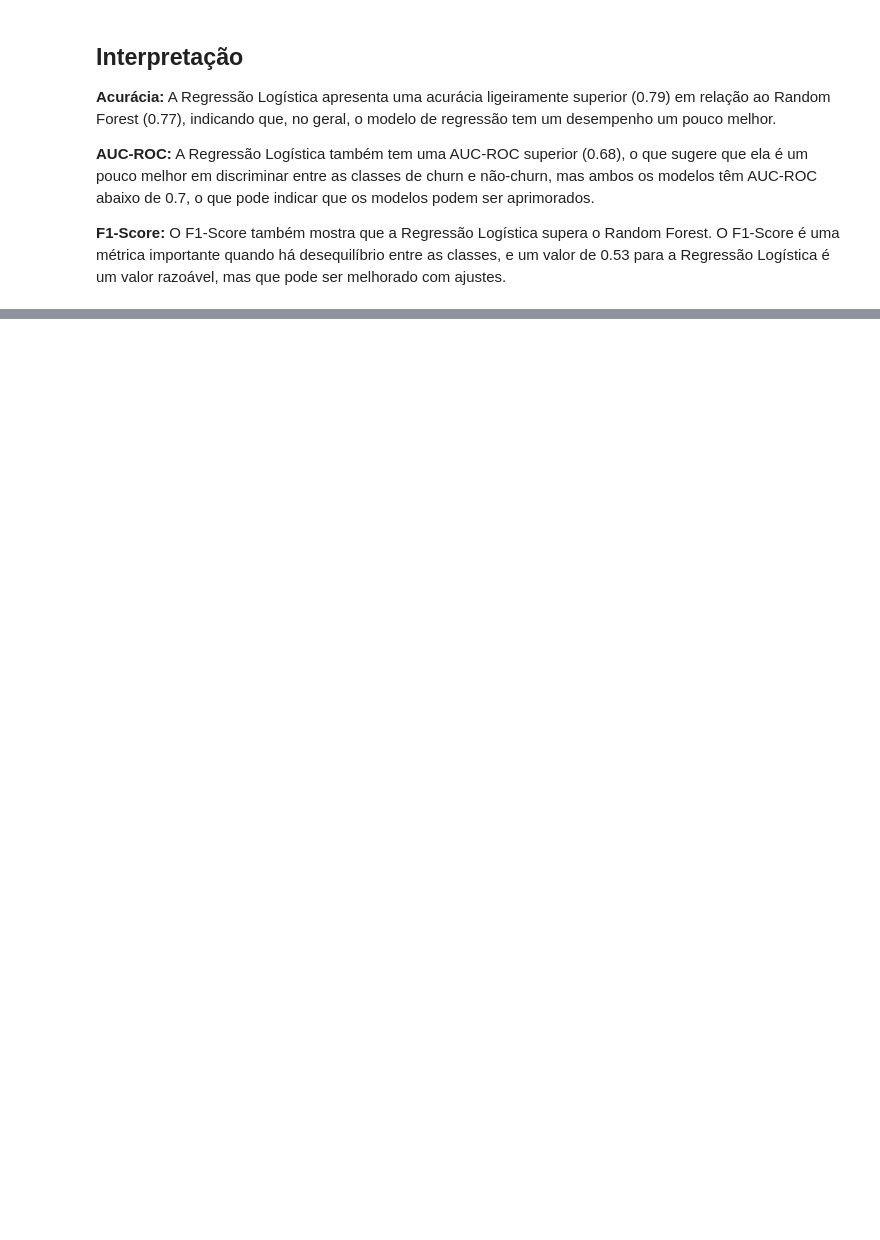
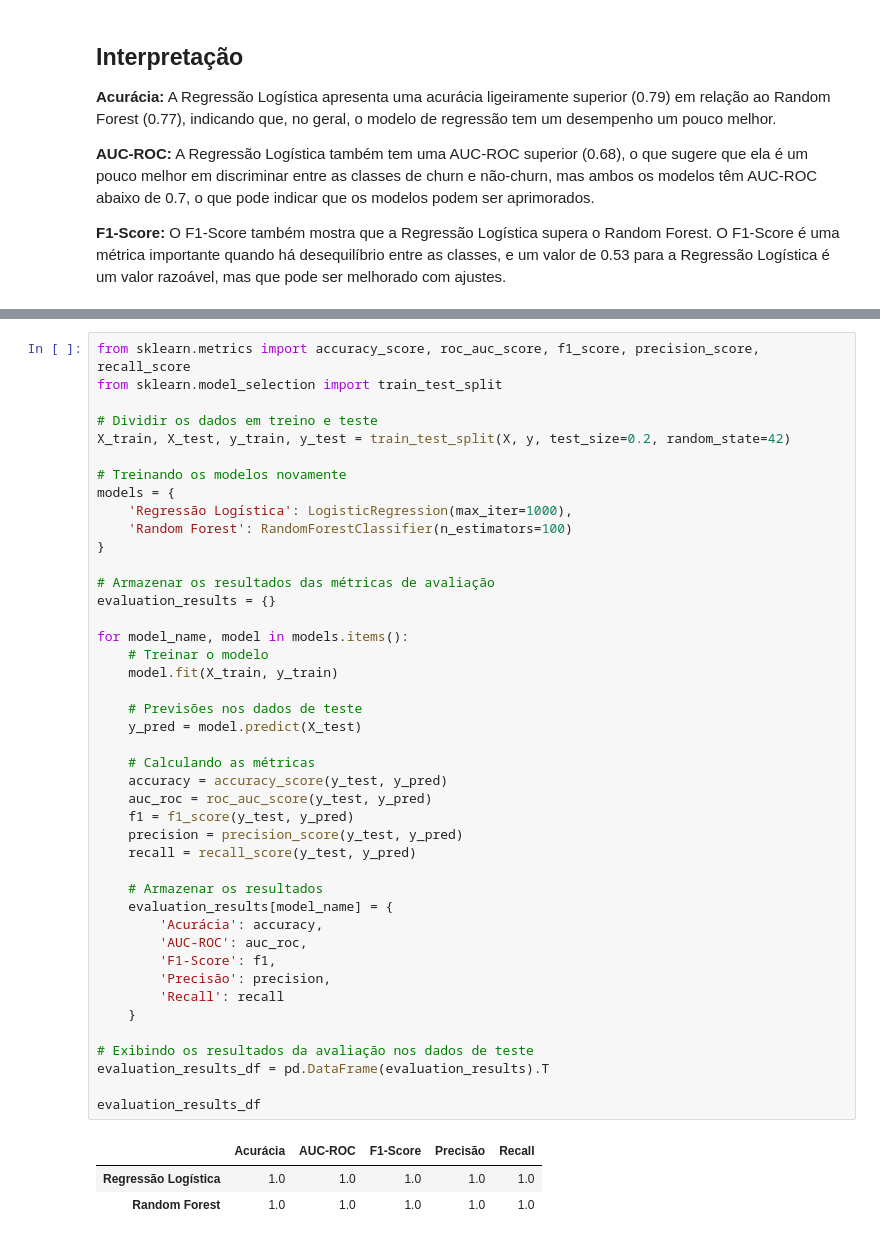
Before and after one commit to wlamirlira/wlamirlira-Churn_TelecomX, a Jupyter notebook: TelecomX_Parte2.ipynb, the cells around one changed output, grey strips where cells are left out. Cells and saved outputs as stored; diff of their text form; blank space fills up the shorter version.

```diff
--- a/TelecomX_Parte2.ipynb
+++ b/TelecomX_Parte2.ipynb
@@ -359,0 +473,47 @@ results_df
+# %%
+from sklearn.metrics import accuracy_score, roc_auc_score, f1_score, precision_score, recall_score
+from sklearn.model_selection import train_test_split
+
+# Dividir os dados em treino e teste
+X_train, X_test, y_train, y_test = train_test_split(X, y, test_size=0.2, random_state=42)
+
+# Treinando os modelos novamente
+models = {
+    'Regressão Logística': LogisticRegression(max_iter=1000),
+    'Random Forest': RandomForestClassifier(n_estimators=100)
+}
+
+# Armazenar os resultados das métricas de avaliação
+evaluation_results = {}
+
+for model_name, model in models.items():
+    # Treinar o modelo
+    model.fit(X_train, y_train)
+
+    # Previsões nos dados de teste
+    y_pred = model.predict(X_test)
+
+    # Calculando as métricas
+    accuracy = accuracy_score(y_test, y_pred)
+    auc_roc = roc_auc_score(y_test, y_pred)
+    f1 = f1_score(y_test, y_pred)
+    precision = precision_score(y_test, y_pred)
+    recall = recall_score(y_test, y_pred)
+
+    # Armazenar os resultados
+    evaluation_results[model_name] = {
+        'Acurácia': accuracy,
+        'AUC-ROC': auc_roc,
+        'F1-Score': f1,
+        'Precisão': precision,
+        'Recall': recall
+    }
+
+# Exibindo os resultados da avaliação nos dados de teste
+evaluation_results_df = pd.DataFrame(evaluation_results).T
+
+evaluation_results_df
+# %% [output]
+|  | Acurácia | AUC-ROC | F1-Score | Precisão | Recall |
+| Regressão Logística | 1.0 | 1.0 | 1.0 | 1.0 | 1.0 |
+| Random Forest | 1.0 | 1.0 | 1.0 | 1.0 | 1.0 |
```
Also changed, not shown: parts of 5 cells of this notebook.
